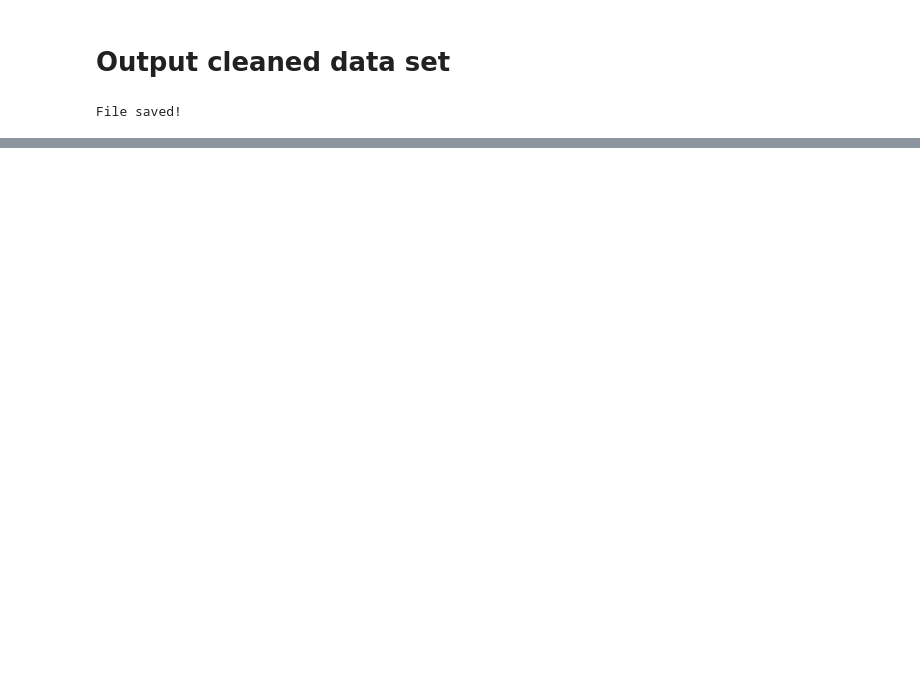
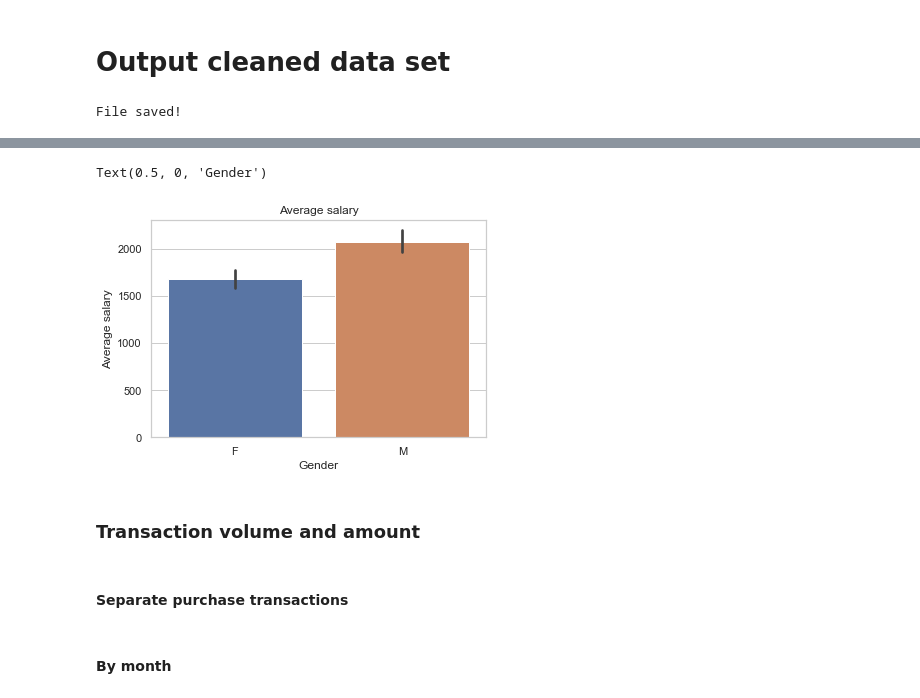
Before and after one commit to HHook/ANZ-virtual-internship, a Jupyter notebook: ANZ virtual internship EDA.ipynb, the cells around one changed output, grey strips where cells are left out. Cells and saved outputs as stored; diff of their text form; code cells hidden in the pictures; blank space fills up the shorter version.

```diff
--- a/ANZ virtual internship EDA.ipynb
+++ b/ANZ virtual internship EDA.ipynb
@@ -272,0 +370,12 @@ df.head(2)
+# %%
+g = sns.barplot(x='gender', y=df_salary['amount'], data=df)
+g.set_title('Average salary')
+g.set_ylabel('Average salary')
+g.set_xlabel('Gender')
+# %% [output]
+Text(0.5, 0, 'Gender')
+[figure, added]
+# %% [markdown]
+### Transaction volume and amount
+# %% [markdown]
+#### Separate purchase transactions
@@ -273,3 +386,5 @@ df.head(2)
+# %% [markdown]
+#### By month
 # %%
 # Average transaction amount
 df['amount'].mean()
```
Also changed, not shown: parts of 68 cells of this notebook, 1 other file.
